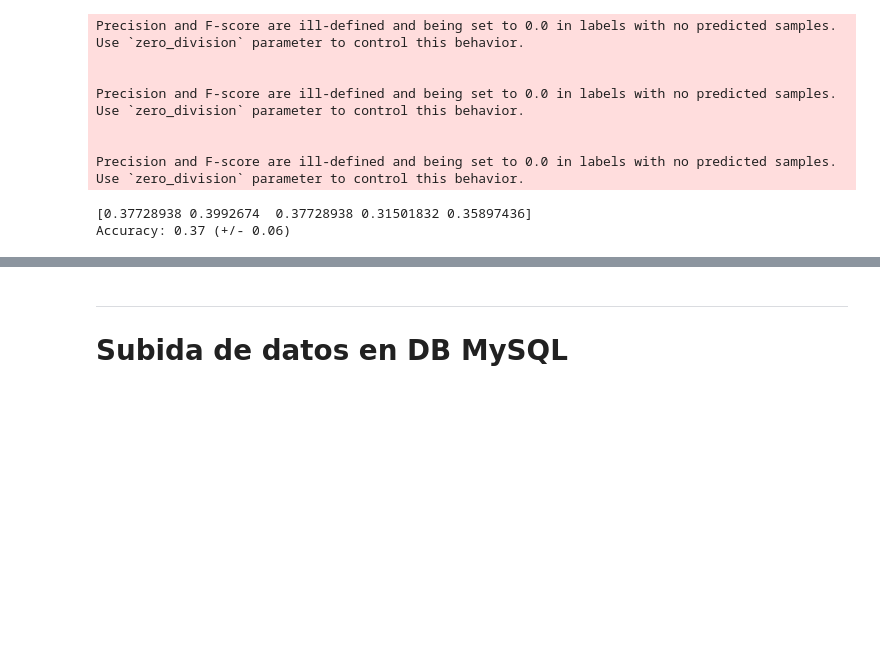
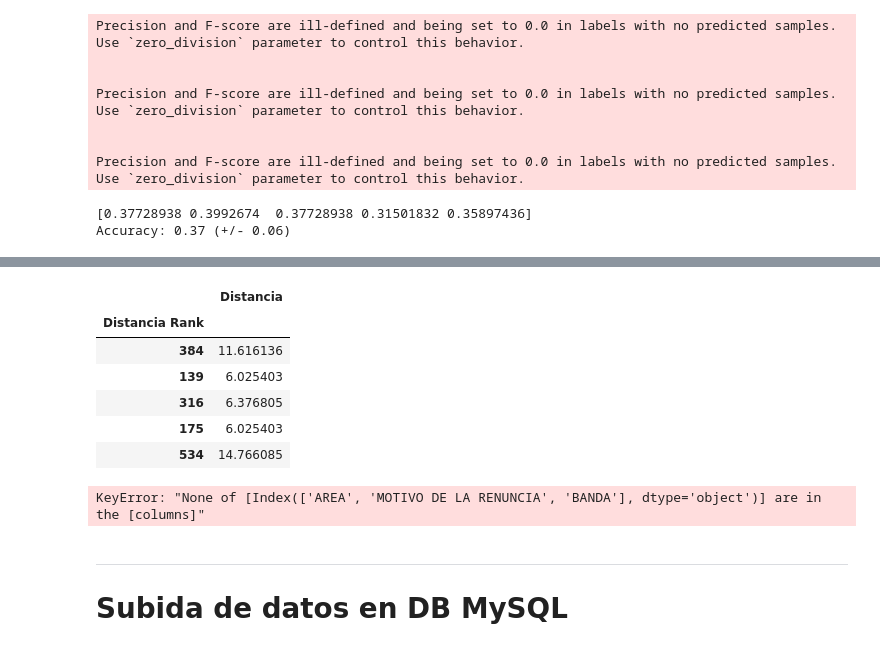
Before and after one commit to luisscrc/Datathon-Equipo-5, a Jupyter notebook: Datathon 2-1.ipynb, the cells around one changed output, grey strips where cells are left out. Saved outputs shown, nothing was run; the diff lists cells and outputs as text; code cells hidden in the pictures; blank space fills up the shorter version.

```diff
--- a/Datathon 2-1.ipynb
+++ b/Datathon 2-1.ipynb
@@ -588,3 +588,45 @@ Accuracy: 0.37 (+/- 0.06)
+# %%
+# Crear copia de data_sucia
+data_distancia = data_sucia.copy()
+
+
+
+# Hacer drop de todas las columnas excepto la columna 'Distancia', 'Antiguedad' y 'AREA'
+columns_to_drop = data_distancia.columns.difference(['DISTANCIA', 'Antiguedad'])
+data_distancia.drop(columns_to_drop, axis=1, inplace=True)
+
+# Hacer drop de NAN
+data_distancia = data_distancia.dropna()
+
+# Ordenar por columna de distancia en orden ascendente
+data_distancia.sort_values(by='Distancia', ascending=True, inplace=True)
+
+# Agregar columna que cuenta el número de filas en ascendente
+data_distancia['Distancia Rank'] = range(1, len(data_distancia) + 1)
+
+# Hacer que el index sea igual a la columna 'Distancia Rank'
+data_distancia.set_index('Distancia Rank', inplace=True)
+
+# Mostrar 5 filas aleatorias
+data_distancia.sample(5)
+
+# Descomentar las siguientes líneas si deseas hacer un plot de la columna 'Distancia Rank' usando Plotly Express agrupando por distancia cada 1000 metros
+#fig = px.histogram(data_distancia, x='Distancia', nbins=10, title='Distribución de Distancia')
+#fig.show()
+# %% [output]
+|  | Distancia |
+| Distancia Rank |  |
+| 384 | 11.616136 |
+| 139 | 6.025403 |
+| 316 | 6.376805 |
+| 175 | 6.025403 |
+| 534 | 14.766085 |
+# %%
+# matrix de correlación de las columnas numéricas
+data_correlacion = data_distancia
+data_correlacion_one_hot = pd.get_dummies(data_correlacion, columns=['AREA', 'MOTIVO DE LA RENUNCIA', 'BANDA'], dtype='bool')
+# %% [output]
+KeyError: "None of [Index(['AREA', 'MOTIVO DE LA RENUNCIA', 'BANDA'], dtype='object')] are in the [columns]"
 # %% [markdown]
 ----
 # Subida de datos en DB MySQL
```
Also changed, not shown: parts of 9 cells of this notebook.
